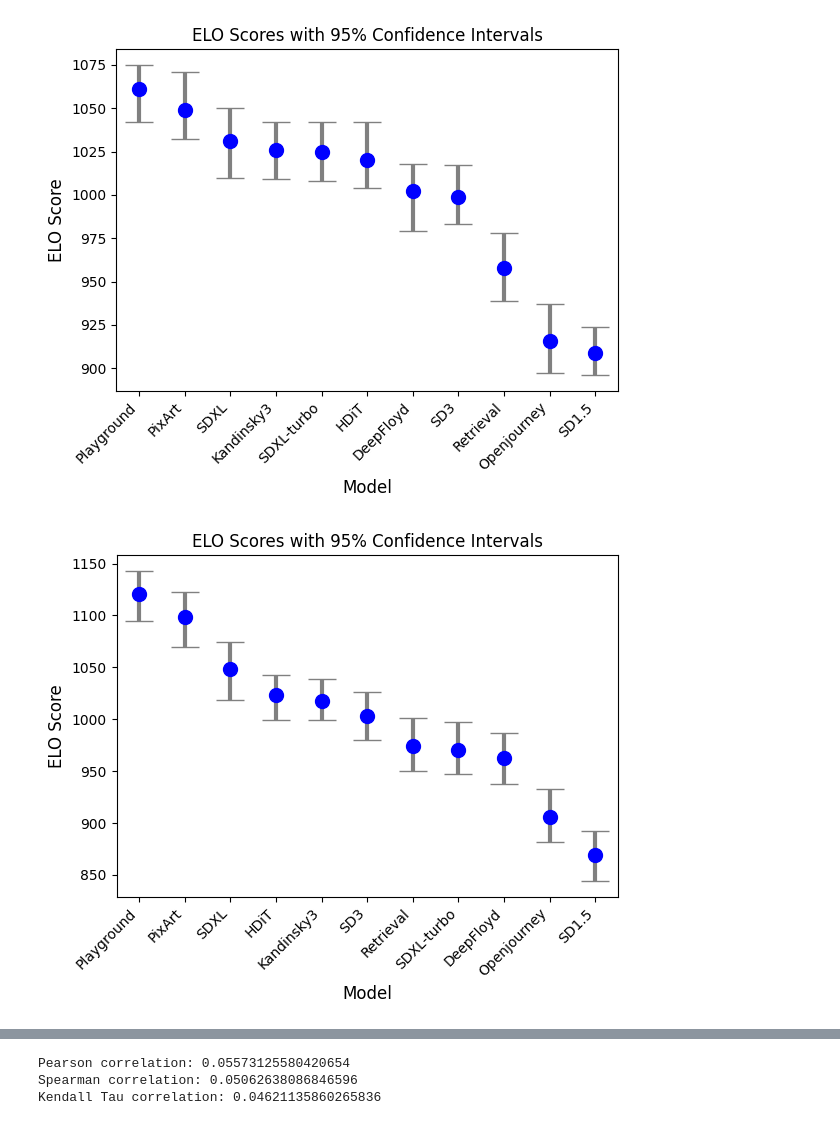
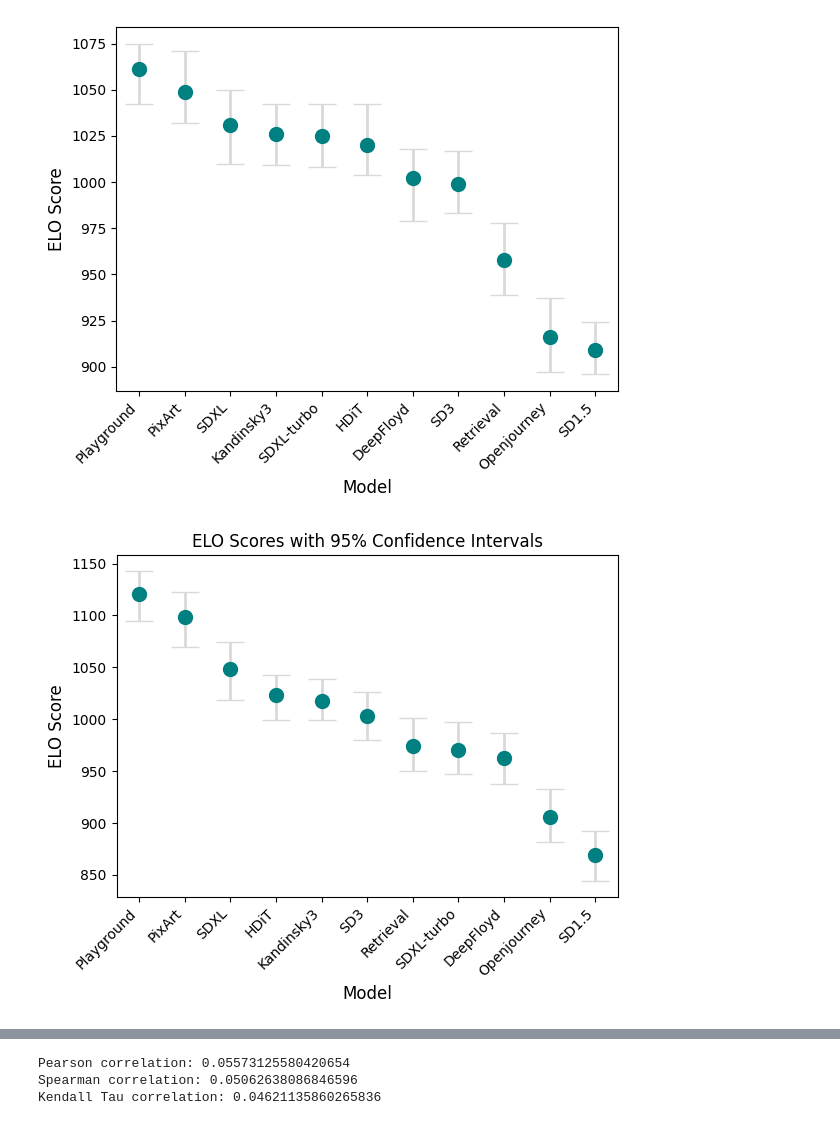
Before and after one commit to VityaVitalich/TaxoGen, a Jupyter notebook: notebooks/concat_labels.ipynb, the cells around one changed output, grey strips where cells are left out. Cells and saved outputs as stored; diff of their text form; code cells hidden in the pictures.

```diff
--- a/notebooks/concat_labels.ipynb
+++ b/notebooks/concat_labels.ipynb
@@ -154,37 +158,37 @@ plt.show()
 # Human def
 models = ['Playground', 'PixArt', 'SDXL', 'Kandinsky3', 'SDXL-turbo', 'HDiT', 'DeepFloyd',
           'SD3', 'Retrieval', 'Openjourney', 'SD1.5']
 scores = [1061, 1049, 1031, 1026, 1025, 1020, 1002, 999, 958, 916, 909]
 ci_lower = [-14, -22, -19, -16, -17, -22, -16, -18, -20, -21, -15]
 ci_upper = [19, 17, 21, 17, 17, 16, 23, 16, 19, 19, 13]
 
 
 
 ci_adjusted = np.array([ci_upper, np.abs(ci_lower)])
 
 # Create the plot again with the adjusted CI
 plt.figure(figsize=(6, 5))
 
 # Plot with thicker lines and a larger marker for the mean
-plt.errorbar(models, scores, yerr=ci_adjusted, fmt='o', ecolor='gray', capsize=10, linestyle='', color='blue',
-             marker='o', markersize=10, elinewidth=3)
+plt.errorbar(models, scores, yerr=ci_adjusted, fmt='o', ecolor='#d9d9d9', capsize=10, linestyle='', color='teal',
+             marker='o', markersize=10, elinewidth=2)
 
 # Add labels and title
-plt.title('ELO Scores with 95% Confidence Intervals', fontsize=12)
+#plt.title('ELO Scores with 95% Confidence Intervals', fontsize=12)
 plt.xlabel('Model', fontsize=12)
 plt.ylabel('ELO Score', fontsize=12)
 
 # Reduce the space between the points on x-axis
 plt.xticks(rotation=45, ha='right')
 
 #plt.xlim(-0.5, len(models) - 0.5)
 
 
 # Display the plot
 plt.tight_layout()
 plt.show()
 # %% [output]
-[figure, old version]
+[figure, new version]
 # %%
 # gpt4 def
 models = ['Playground', 'PixArt', 'SDXL', 'HDiT', 'Kandinsky3', 'SD3', 'Retrieval',
@@ -202,8 +206,8 @@ ci_adjusted = np.array([ci_upper, np.abs(ci_lower)])
 plt.figure(figsize=(6, 5))
 
 # Plot with thicker lines and a larger marker for the mean
-plt.errorbar(models, scores, yerr=ci_adjusted, fmt='o', ecolor='gray', capsize=10, linestyle='', color='blue',
-             marker='o', markersize=10, elinewidth=3)
+plt.errorbar(models, scores, yerr=ci_adjusted, fmt='o', ecolor='#d9d9d9', capsize=10, linestyle='', color='teal',
+             marker='o', markersize=10, elinewidth=2)
 
 # Add labels and title
 plt.title('ELO Scores with 95% Confidence Intervals', fontsize=12)
@@ -220,7 +224,7 @@ plt.xticks(rotation=45, ha='right')
 plt.tight_layout()
 plt.show()
 # %% [output]
-[figure, old version]
+[figure, new version]
 # %%
 
 # GPT no def
```
Also changed, not shown: parts of 7 cells of this notebook.
